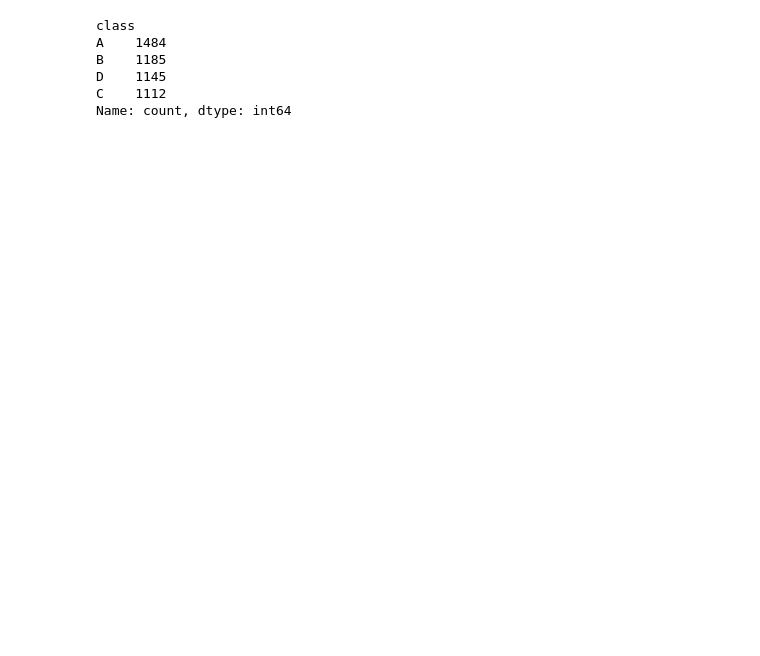
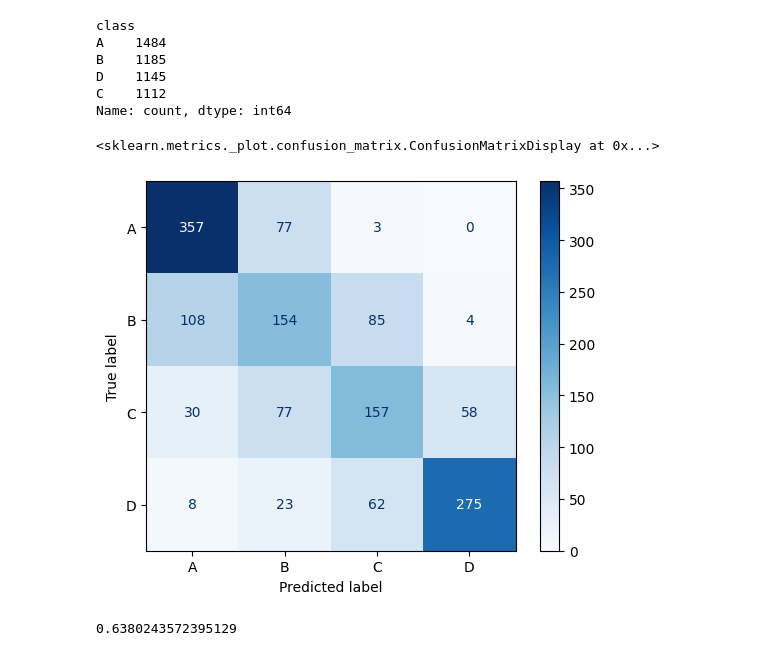
Before and after one commit to JanaEsther/PythonProDataScience, a Jupyter notebook: 06/kviz_data/kviz.ipynb, the cells around one changed output. Cells and saved outputs as stored; diff of their text form; code cells hidden in the pictures; blank space fills up the shorter version.

```diff
--- a/06/kviz_data/kviz.ipynb
+++ b/06/kviz_data/kviz.ipynb
@@ -40,3 +41,7 @@ data
 | 13386 | 62.0 | F | 156.2 | 40.0 | 20.2 | 61.0 | 115.0 | 18.5 | ... |
 | 13391 | 64.0 | F | 146.1 | 57.7 | 40.4 | 68.0 | 121.0 | 19.3 | ... |
 4926 rows × 12 columns
+# %%
+labels = {"F": 1}
+data["gender"] = data["gender"].map(labels)
+data.head()
@@ -55,3 +67,21 @@ Name: count, dtype: int64
 X_train, X_test, y_train, y_test = train_test_split(
     X, y, test_size=0.3, random_state=42
 )
+# %%
+clf = SVC(kernel="linear", decision_function_shape="ovr", random_state=42)
+clf.fit(X_train, y_train)
+y_pred = clf.predict(X_test)
+# %%
+ConfusionMatrixDisplay.from_estimator(
+    clf,
+    X_test,
+    y_test,
+    cmap='Blues'
+)
+# %% [output]
+<sklearn.metrics._plot.confusion_matrix.ConfusionMatrixDisplay at 0x...>
+[figure, added]
+# %%
+print(accuracy_score(y_test, y_pred))
+# %% [output]
+0.6380243572395129
```
Also changed, not shown: parts of 3 cells of this notebook, 3 other files.
